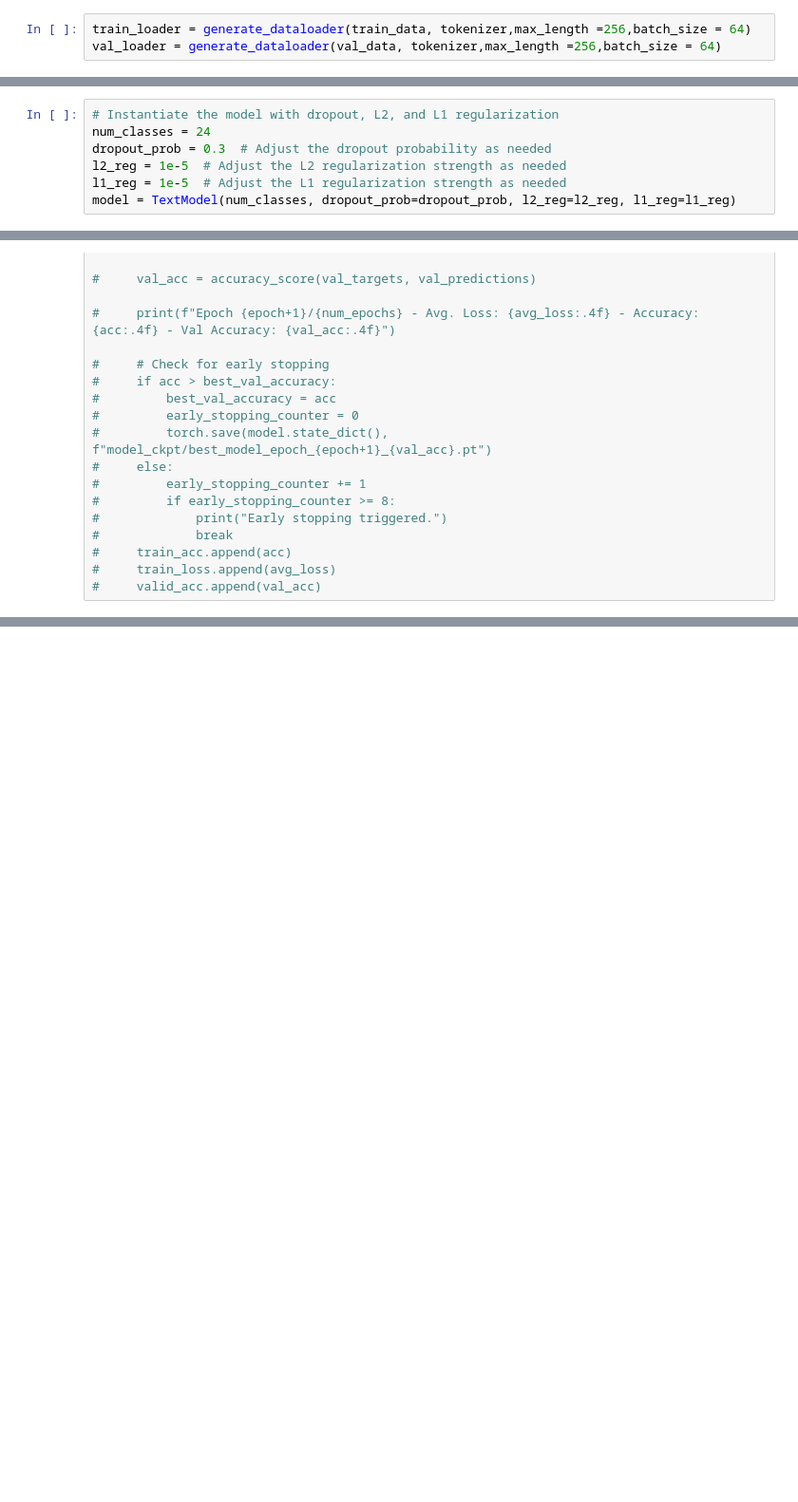
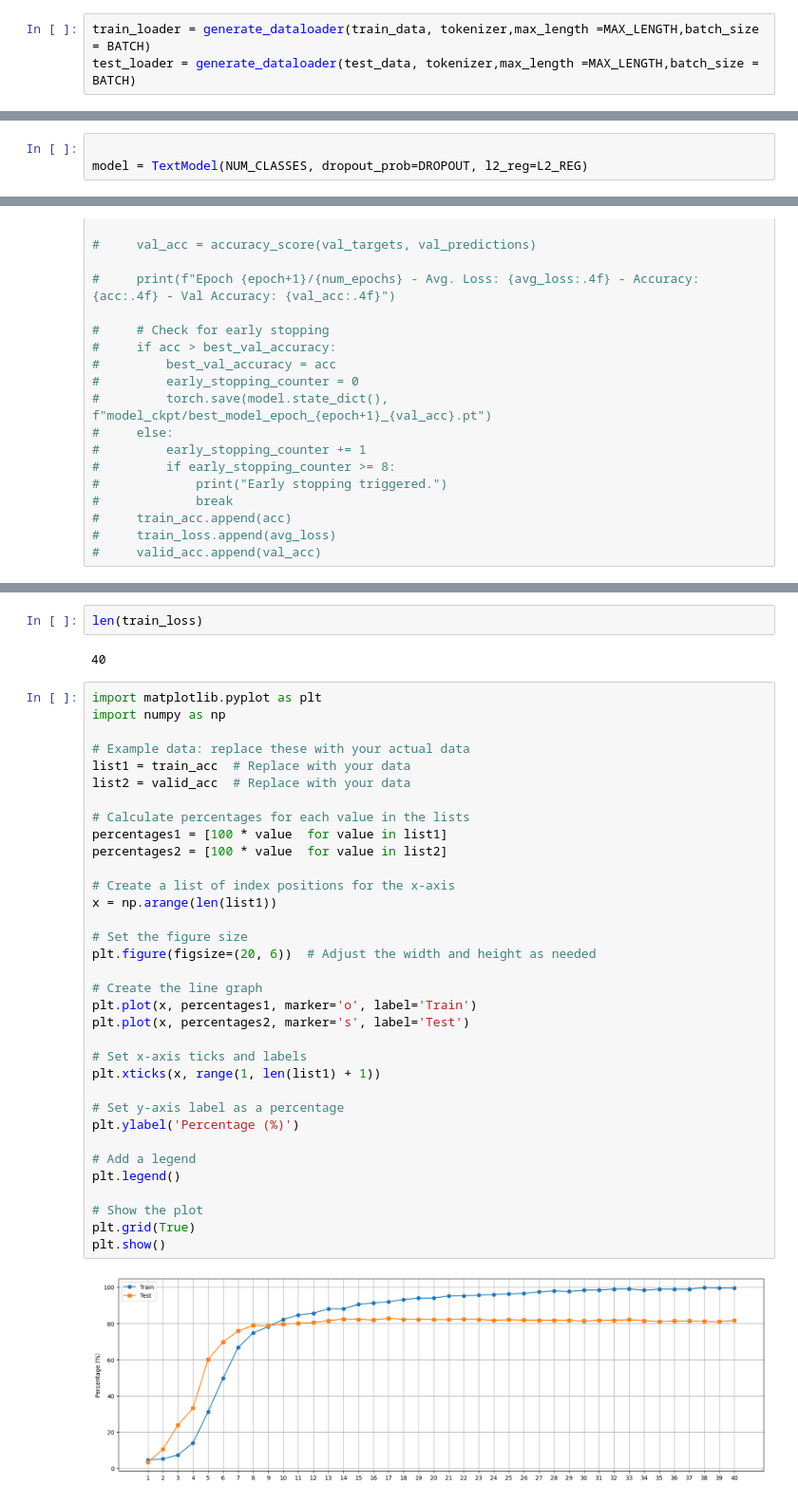
Before and after one commit to srv-sh/resume-categorization, a Jupyter notebook: model.ipynb, the cells around one changed output, grey strips where cells are left out. Shown at 95% size. Cells and saved outputs as stored; diff of their text form; blank space fills up the shorter version.

Commit message:
model training file

```diff
--- a/model.ipynb
+++ b/model.ipynb
@@ -86,8 +95,8 @@ def generate_dataloader(df, tokenizer, max_length , batch_size):
     dataloader = DataLoader(dataset, batch_size=batch_size, shuffle=True)
     return dataloader
 # %%
-train_loader = generate_dataloader(train_data, tokenizer,max_length =256,batch_size = 64)
-val_loader = generate_dataloader(val_data, tokenizer,max_length =256,batch_size = 64)
+train_loader = generate_dataloader(train_data, tokenizer,max_length =MAX_LENGTH,batch_size = BATCH)
+test_loader = generate_dataloader(test_data, tokenizer,max_length =MAX_LENGTH,batch_size = BATCH)
 # %%
 # # Define the model architecture
 # class TextModel(nn.Module):
@@ -160 +169,4 @@ class TextModel(nn.Module):
+# %%
+
+model = TextModel(NUM_CLASSES, dropout_prob=DROPOUT, l2_reg=L2_REG)
 # %%
@@ -165,10 +179,3 @@ class TextModel(nn.Module):
-# %%
-# Instantiate the model with dropout, L2, and L1 regularization
-num_classes = 24
-dropout_prob = 0.3  # Adjust the dropout probability as needed
-l2_reg = 1e-5  # Adjust the L2 regularization strength as needed
-l1_reg = 1e-5  # Adjust the L1 regularization strength as needed
-model = TextModel(num_classes, dropout_prob=dropout_prob, l2_reg=l2_reg, l1_reg=l1_reg)
 # %%
 # Move the model to GPU if available
 device = torch.device('cuda') if torch.cuda.is_available() else torch.device('cpu')
@@ -446,0 +453,40 @@ Epoch 11/25 - Avg. Loss: 31.4964 - Accuracy: 0.9833 - Val Accuracy: 0.8434
+# %%
+len(train_loss)
+# %% [output]
+40
+# %%
+import matplotlib.pyplot as plt
+import numpy as np
+
+# Example data: replace these with your actual data
+list1 = train_acc  # Replace with your data
+list2 = valid_acc  # Replace with your data
+
+# Calculate percentages for each value in the lists
+percentages1 = [100 * value  for value in list1]
+percentages2 = [100 * value  for value in list2]
+
+# Create a list of index positions for the x-axis
+x = np.arange(len(list1))
+
+# Set the figure size
+plt.figure(figsize=(20, 6))  # Adjust the width and height as needed
+
+# Create the line graph
+plt.plot(x, percentages1, marker='o', label='Train')
+plt.plot(x, percentages2, marker='s', label='Test')
+
+# Set x-axis ticks and labels
+plt.xticks(x, range(1, len(list1) + 1))
+
+# Set y-axis label as a percentage
+plt.ylabel('Percentage (%)')
+
+# Add a legend
+plt.legend()
+
+# Show the plot
+plt.grid(True)
+plt.show()
+# %% [output]
+[figure, added]
```
Also changed, not shown: parts of 11 cells of this notebook.
